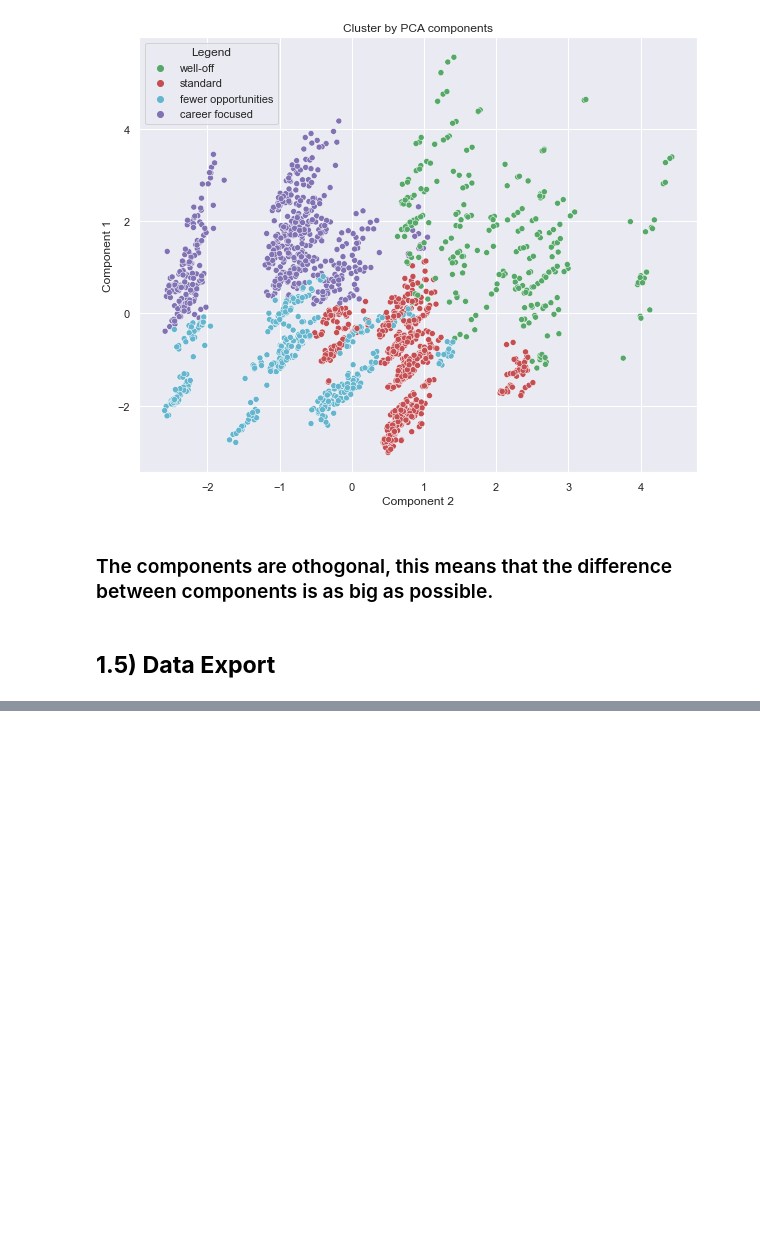
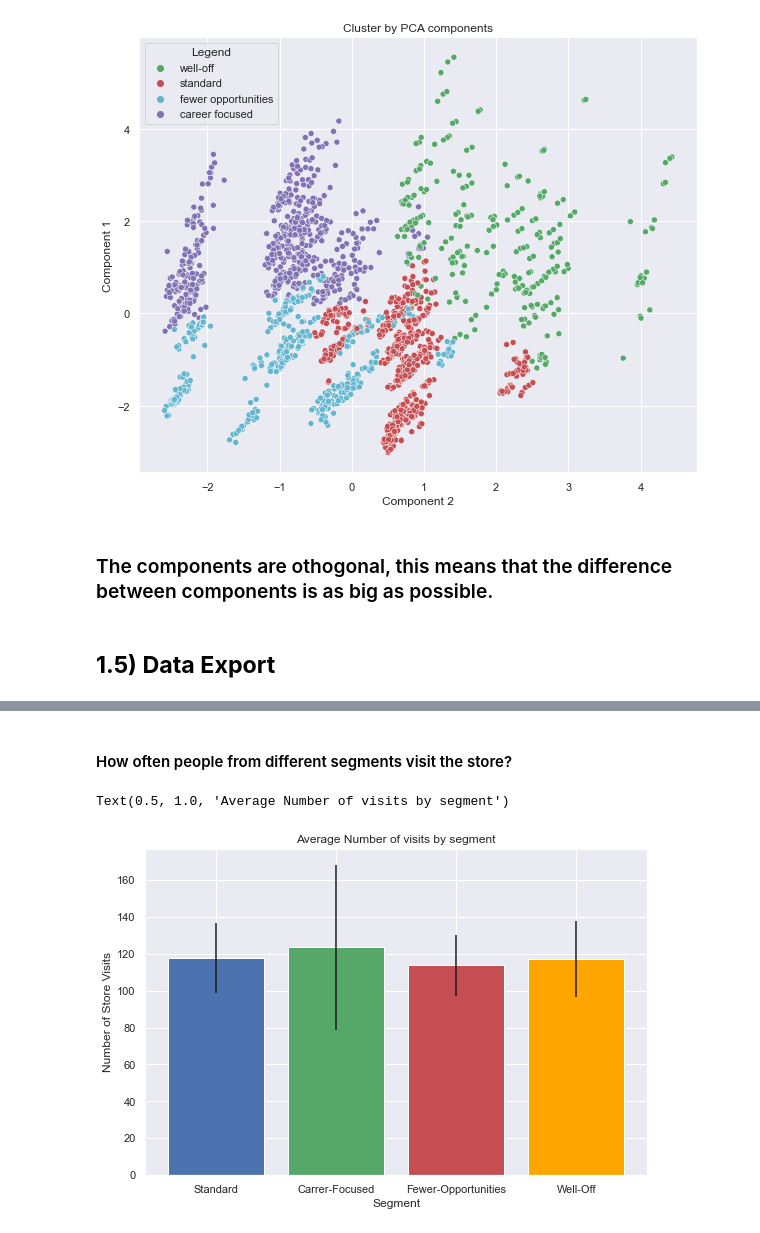
Before and after one commit to JuanD5/Machine-learning-projects, a Jupyter notebook: Clustering projects/Customer Analytics/main_customer_analytics_365_datascience.ipynb, the cells around one changed output, grey strips where cells are left out. Cells and saved outputs as stored; diff of their text form; code cells hidden in the pictures; blank space fills up the shorter version.

```diff
--- a/Clustering projects/Customer Analytics/main_customer_analytics_365_datascience.ipynb
+++ b/Clustering projects/Customer Analytics/main_customer_analytics_365_datascience.ipynb
@@ -584,0 +873,3 @@ pickle.dump(kmeans_pca,open('kmeans_pca.pickle','wb'))
+# %%
+segments_mean = df_purchase_descr.groupby(['Segment']).mean()
+segments_mean
@@ -584,0 +883,3 @@ pickle.dump(kmeans_pca,open('kmeans_pca.pickle','wb'))
+# %%
+segments_std = df_purchase_descr.groupby(['Segment']).std()
+segments_std
@@ -584,0 +893,16 @@ pickle.dump(kmeans_pca,open('kmeans_pca.pickle','wb'))
+# %% [markdown]
+#### How often people from different segments visit the store?
+# %%
+plt.figure(figsize = (9,6))
+plt.bar(x = (0,1,2,3),
+        tick_label = ('Standard','Carrer-Focused','Fewer-Opportunities','Well-Off'),
+        height = segments_mean['N_Visits'],
+        yerr = segments_std['N_Visits'], # y-error
+        color = ('b','g','r','orange'))
+
+plt.xlabel('Segment')
+plt.ylabel('Number of Store Visits')
+plt.title('Average Number of visits by segment')
+# %% [output]
+Text(0.5, 1.0, 'Average Number of visits by segment')
+[figure, added]
```
Also changed, not shown: parts of 85 cells of this notebook, 3 other files.
